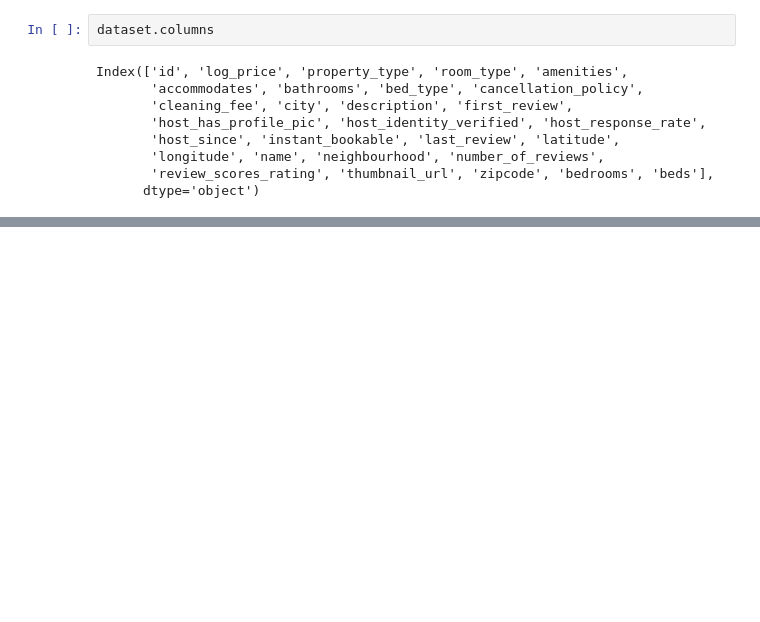
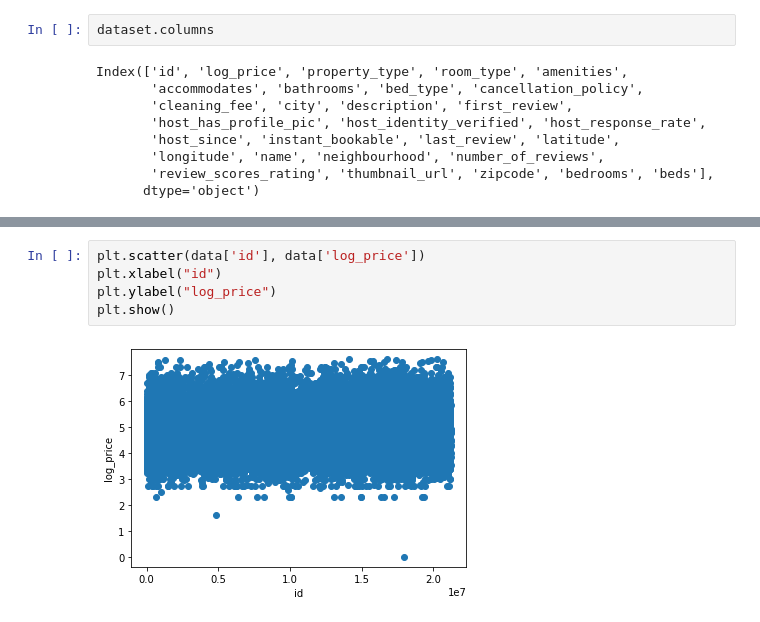
Before and after one commit to Darkling-01/Airbnb-Machine-Learning, a Jupyter notebook: Project_1.ipynb, the cells around one changed output, grey strips where cells are left out. Cells and saved outputs as stored; diff of their text form; blank space fills up the shorter version.

```diff
--- a/Project_1.ipynb
+++ b/Project_1.ipynb
@@ -254,0 +127,7 @@ Total number of rows in test:  14823
+# %%
+plt.scatter(data['id'], data['log_price'])
+plt.xlabel("id")
+plt.ylabel("log_price")
+plt.show()
+# %% [output]
+[figure, added]
```
Also changed, not shown: parts of 23 cells of this notebook.
